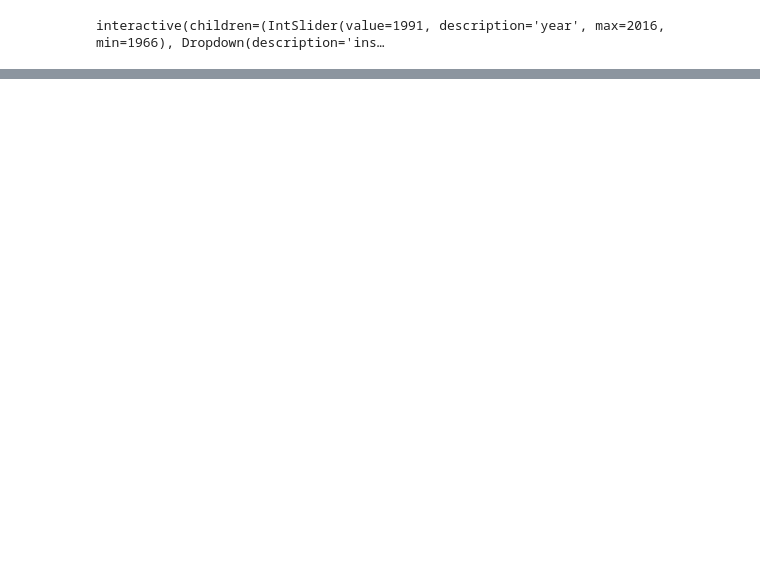
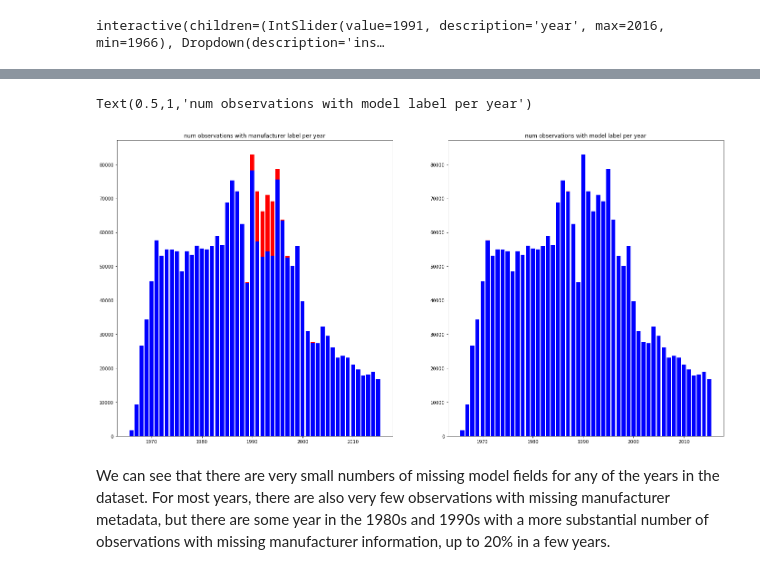
Before and after one commit to MetOffice/XBTs_classification, a Jupyter notebook: dataexploration/xbt_data_exploration.ipynb, the cells around one changed output, grey strips where cells are left out. Drawn from its saved outputs; the diff is of its cells as text; code cells hidden in the pictures; blank space fills up the shorter version.

```diff
--- a/dataexploration/xbt_data_exploration.ipynb
+++ b/dataexploration/xbt_data_exploration.ipynb
@@ -70,0 +99,27 @@ xbt_year.filter_obs('labelled','unlabelled').xbt_df
+# %%
+unknown_manufacturer_by_year = []
+known_manufacturer_by_year = []
+unknown_model_by_year = []
+known_model_by_year = []
+for year in range(*DATA_YEAR_RANGE):
+    xbt_ds1 = xbt_full_dataset.filter_obs('year', year)
+    unknown_manufacturer_by_year += [xbt_ds1.num_unknown_manufacturer]
+    known_manufacturer_by_year += [xbt_ds1.known_manufacturer_dataset.shape[0]]
+    unknown_model_by_year += [xbt_ds1.num_unknown_model]
+    known_model_by_year += [xbt_ds1.known_model_dataset.shape[0]]
+# %%
+figure_name = f'xbt_unknown_manufacturer'
+current_figure = matplotlib.pyplot.figure(figure_name, figsize=(24,12))
+current_axes = current_figure.add_subplot(121)
+current_axes.bar(range(*DATA_YEAR_RANGE), known_manufacturer_by_year, color='b')
+current_axes.bar(range(*DATA_YEAR_RANGE), unknown_manufacturer_by_year, bottom=known_manufacturer_by_year, color='r')
+current_axes.set_title('num observations with manufacturer label per year')
+current_axes = current_figure.add_subplot(122)
+current_axes.bar(range(*DATA_YEAR_RANGE), known_model_by_year, color='b')
+current_axes.bar(range(*DATA_YEAR_RANGE), unknown_model_by_year, bottom=known_model_by_year, color='r')
+current_axes.set_title('num observations with model label per year')
+# %% [output]
+Text(0.5,1,'num observations with model label per year')
+[figure, added]
+# %% [markdown]
+We can see that there are very small numbers of missing model fields for any of the years in the dataset. For most years, there are also very few observations with missing manufacturer metadata, but there are some year in the 1980s and 1990s with a more substantial number of observations with missing manufacturer information, up to 20% in a few years.
```
Also changed, not shown: parts of 19 cells of this notebook, 1 other file.
